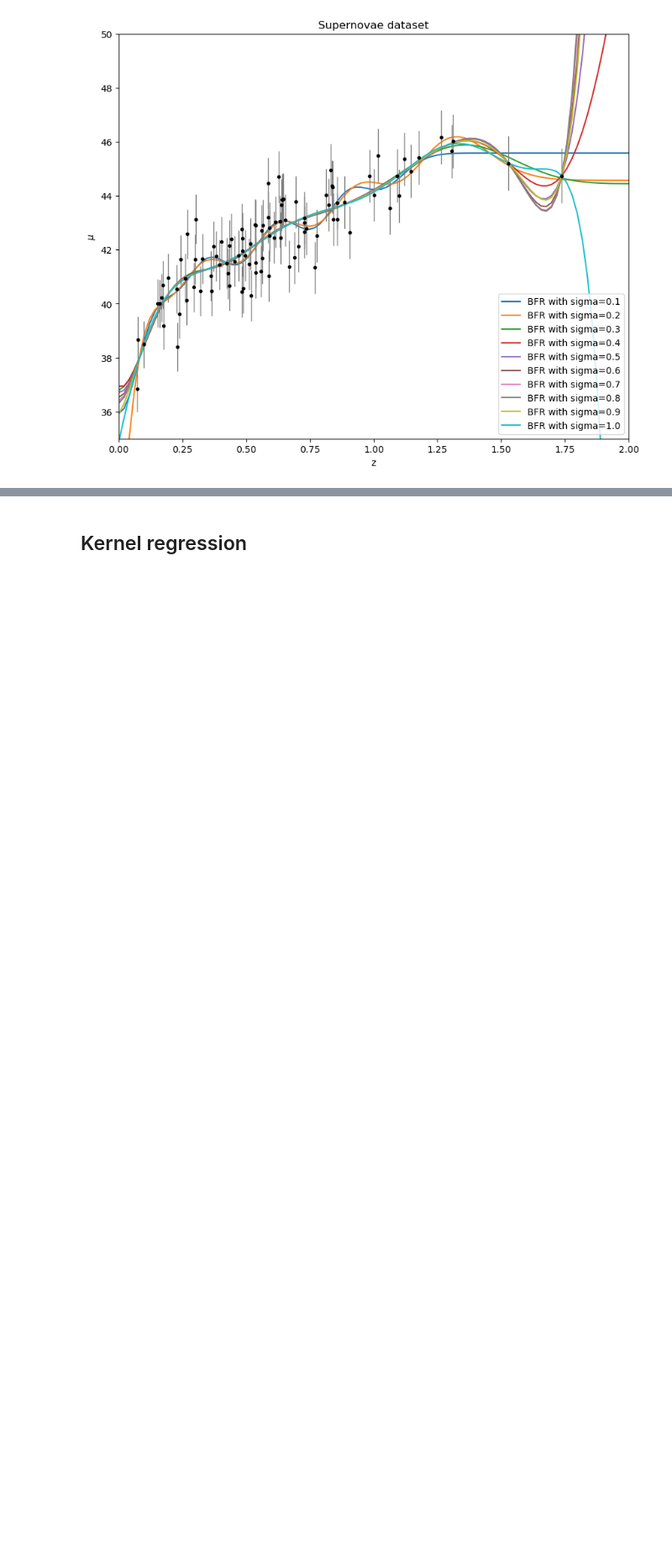
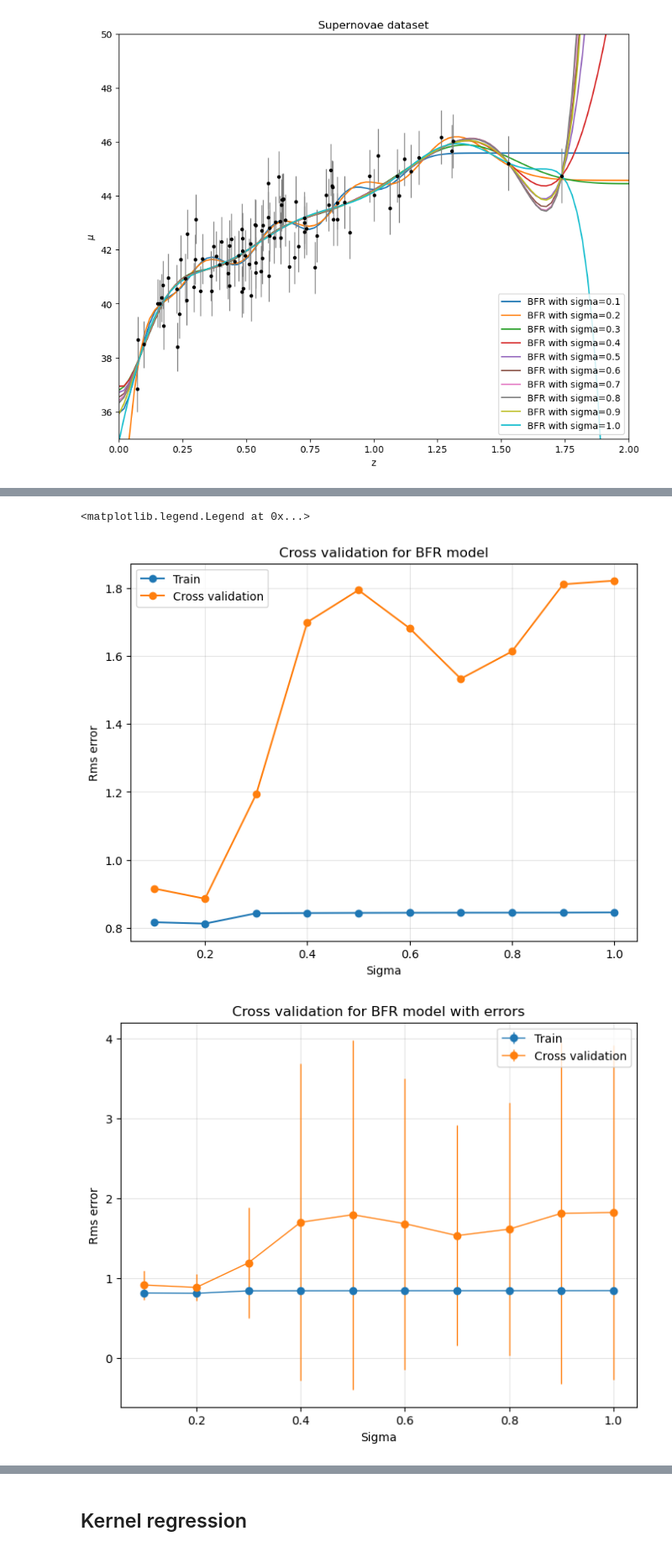
Before and after one commit to Isabella-Famoso/astrostatistics_bicocca_2024, a Jupyter notebook: working/L17/Supernovae I.ipynb, the cells around one changed output, grey strips where cells are left out. Shown at 84% size. Drawn from its saved outputs; the diff is of its cells as text; code cells hidden in the pictures; blank space fills up the shorter version.

```diff
--- a/working/L17/Supernovae I.ipynb
+++ b/working/L17/Supernovae I.ipynb
@@ -288,0 +434,25 @@ plt.errorbar(z_sample, mu_sample, dmu, fmt='.k', ecolor='gray', lw=1,label='data
+# %%
+#Plot the errors
+fig = plt.figure(figsize=(8,6))
+ax = fig.gca()
+ax.grid(c='grey', alpha = 0.2)
+ax.set_title('Cross validation for BFR model')
+ax.set_xlabel('Sigma')
+ax.plot(sigma_test, rms_train_tot, label = 'Train', marker = 'o')
+ax.plot(sigma_test, rms_test_tot, label = 'Cross validation', marker = 'o')
+ax.set_ylabel('Rms error')
+ax.legend()
+
+fig2 = plt.figure(figsize=(8,6))
+ax2 = fig2.gca()
+ax2.grid(c='grey', alpha = 0.2)
+ax2.set_title('Cross validation for BFR model with errors')
+ax2.set_xlabel('Sigma')
+ax2.errorbar(sigma_test, rms_train_tot, rms_train_tot_std, label = 'Train', marker = 'o', lw=1)
+ax2.errorbar(sigma_test, rms_test_tot, rms_test_tot_std, label = 'Cross validation', marker = 'o', lw=1)
+ax2.set_ylabel('Rms error')
+ax2.legend()
+# %% [output]
+<matplotlib.legend.Legend at 0x...>
+[figure, added]
+[figure, added]
```
Also changed, not shown: parts of 26 cells of this notebook.
